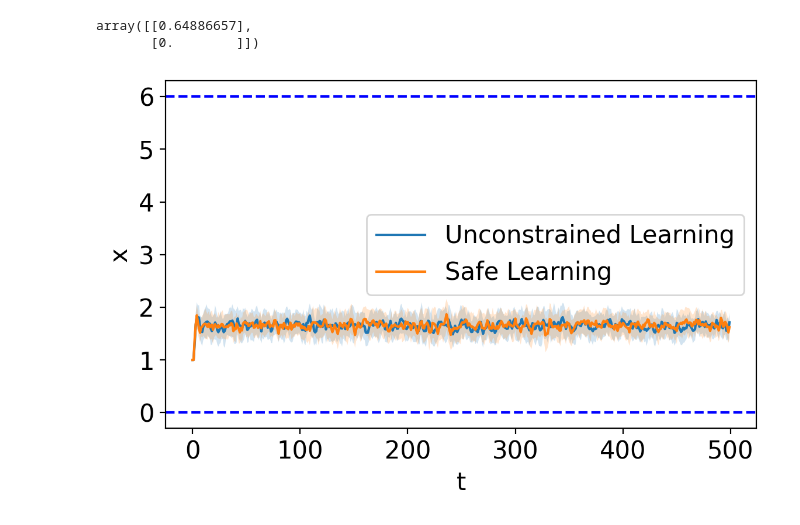
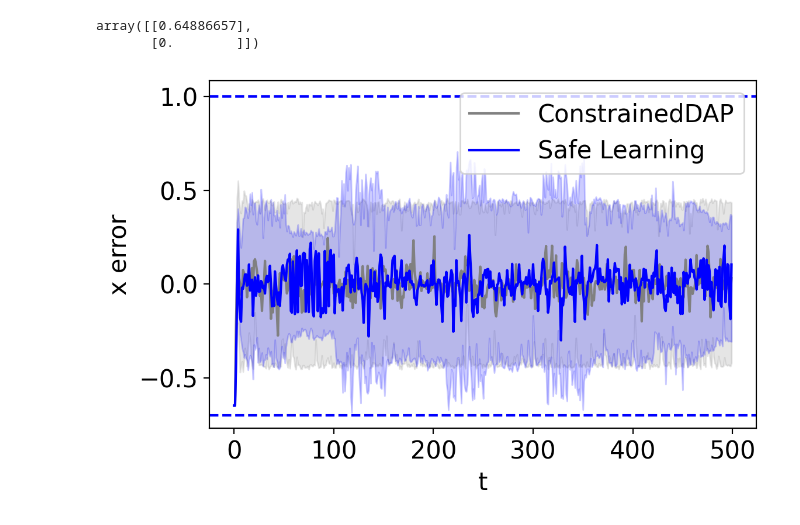
Before and after one commit to CoNG-harvard/SafeLearning, a Jupyter notebook: notebooks/Quadrotor1D/Plotting Contraint Violation.ipynb, the cells around one changed output. Drawn from its saved outputs; the diff is of its cells as text; code cells hidden in the pictures.

Commit message:
Replotting Figure 2(a)-2(d). Compare x, u error of Safe Learning and constrained DAP.

```diff
--- a/notebooks/Quadrotor1D/Plotting Contraint Violation.ipynb
+++ b/notebooks/Quadrotor1D/Plotting Contraint Violation.ipynb
@@ -110,12 +92,19 @@ array([[0.64886657],
 alg_names =  {
 #                 'Plain':'Plain',\
 #               'UnconstrainedDAP',\
-#               'ConstrainedDAP',\
-    'UnconstrainedLearning_eta_0.1':'Unconstrained Learning',
+              'ConstrainedDAP':'ConstrainedDAP',
+#     'UnconstrainedLearning_eta_0.1':'Unconstrained Learning',
     'SafeLearning_eta_0.1':"Safe Learning"\
 }
 
+color = {
+              'ConstrainedDAP':'Grey',
+    'SafeLearning_eta_0.1':"Blue"\
+}
 
+
+l_percentile = 0
+u_percentile = 100
 
 colors =  ['black','blue','red','green','orange']
 
@@ -126,38 +115,38 @@ plt.figure(dpi=200)
 
 ax = plt.gca()
 for key,name in alg_names.items():
 
     x_hist = np.array([d['x'] for d in data[key]])[:,:,0,0]
 
 
     hits = np.argwhere((x_hist[0]>x_max).flatten())
 
     if len(hits)>0:
         first_hit = np.min(hits)
         x_hist = x_hist[:,:first_hit+1]
     else:
         x_hist = x_hist[:,:]
 
-    plot_with_errorband(ax,x_hist+1,label = name)
+    plot_with_percentile(ax,x_hist-x_target[0],l_percentile,u_percentile,label = name,color=color[key])
 
 
-ax.axhline(x_max+1,ls='dashed',c='blue')
-ax.axhline(x_min+1,ls='dashed',c='blue')
+ax.axhline(1,ls='dashed',c='blue')
+ax.axhline(-0.7,ls='dashed',c='blue')
 # ax.axhline(x_target[0,0],ls='solid',c='k')
 # ax.set_title(name)
 
 ax.set_xlabel('t')
-ax.set_ylabel('x')
+ax.set_ylabel('x error')
 
 ax.legend(
 #     bbox_to_anchor = [0.3, 0.1]
 )
 
 
 plt.tight_layout()
 #     plt.show()
-plt.savefig('./figures/x.png')
+plt.savefig('./figures/x_error.png')
 # %% [output]
-[figure, old version]
+[figure, new version]
 # %%
 
```
Also changed, not shown: parts of 7 cells of this notebook, 15 other files.
